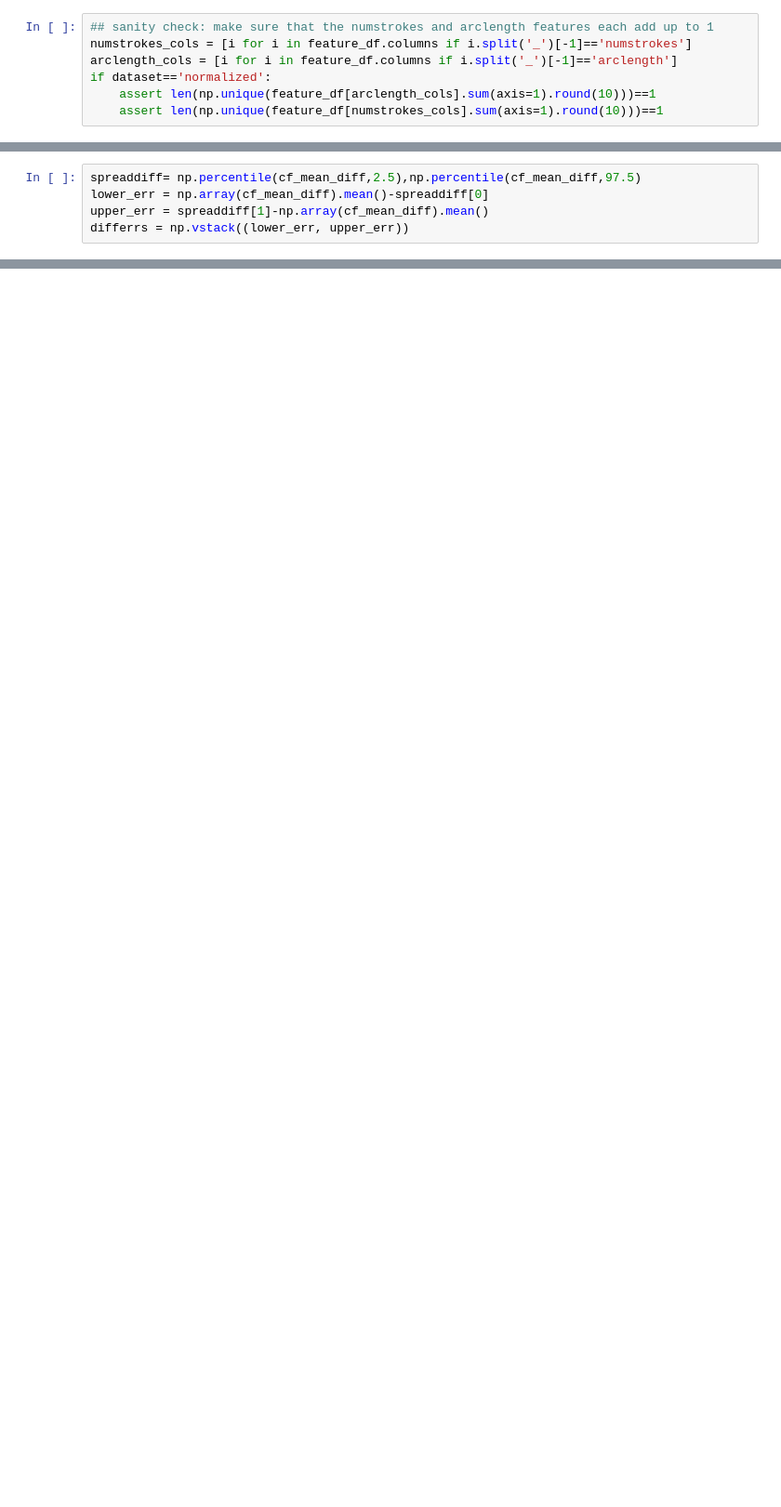
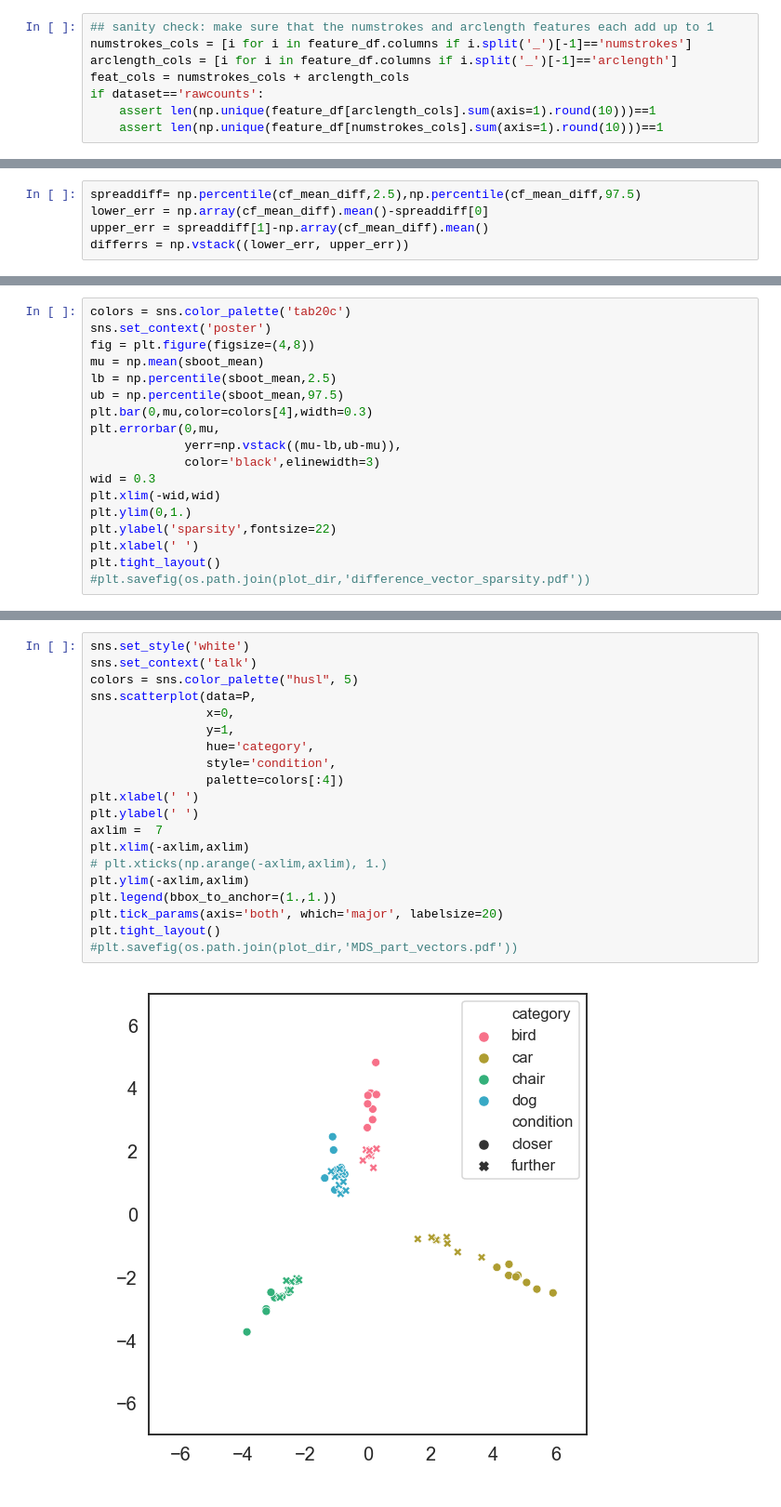
Before and after one commit to cogtoolslab/semantic_parts, a Jupyter notebook: analysis/golden/cogsci19_analysis.ipynb, the cells around one changed output, grey strips where cells are left out. Shown at 93% size. Cells and saved outputs as stored; diff of their text form; blank space fills up the shorter version.

```diff
--- a/analysis/golden/cogsci19_analysis.ipynb
+++ b/analysis/golden/cogsci19_analysis.ipynb
@@ -703,6 +815,7 @@ feature_df.head()
 ## sanity check: make sure that the numstrokes and arclength features each add up to 1
 numstrokes_cols = [i for i in feature_df.columns if i.split('_')[-1]=='numstrokes']
 arclength_cols = [i for i in feature_df.columns if i.split('_')[-1]=='arclength']
-if dataset=='normalized':
+feat_cols = numstrokes_cols + arclength_cols
+if dataset=='rawcounts':
     assert len(np.unique(feature_df[arclength_cols].sum(axis=1).round(10)))==1
     assert len(np.unique(feature_df[numstrokes_cols].sum(axis=1).round(10)))==1
@@ -907,0 +1089,18 @@ plt.ylabel('Within-between difference')
+# %%
+colors = sns.color_palette('tab20c')
+sns.set_context('poster')
+fig = plt.figure(figsize=(4,8))
+mu = np.mean(sboot_mean)
+lb = np.percentile(sboot_mean,2.5)
+ub = np.percentile(sboot_mean,97.5)
+plt.bar(0,mu,color=colors[4],width=0.3)
+plt.errorbar(0,mu,
+             yerr=np.vstack((mu-lb,ub-mu)),
+             color='black',elinewidth=3)
+wid = 0.3
+plt.xlim(-wid,wid)
+plt.ylim(0,1.)
+plt.ylabel('sparsity',fontsize=22)
+plt.xlabel(' ')
+plt.tight_layout()
+#plt.savefig(os.path.join(plot_dir,'difference_vector_sparsity.pdf'))
@@ -907,0 +1147,22 @@ plt.ylabel('Within-between difference')
+# %%
+sns.set_style('white')
+sns.set_context('talk')
+colors = sns.color_palette("husl", 5)
+sns.scatterplot(data=P,
+                x=0,
+                y=1,
+                hue='category',
+                style='condition',
+                palette=colors[:4])
+plt.xlabel(' ')
+plt.ylabel(' ')
+axlim =  7
+plt.xlim(-axlim,axlim)
+# plt.xticks(np.arange(-axlim,axlim), 1.)
+plt.ylim(-axlim,axlim)
+plt.legend(bbox_to_anchor=(1.,1.))
+plt.tick_params(axis='both', which='major', labelsize=20)
+plt.tight_layout()
+#plt.savefig(os.path.join(plot_dir,'MDS_part_vectors.pdf'))
+# %% [output]
+[figure, added]
```
Also changed, not shown: parts of 21 cells of this notebook, 1 other file.
